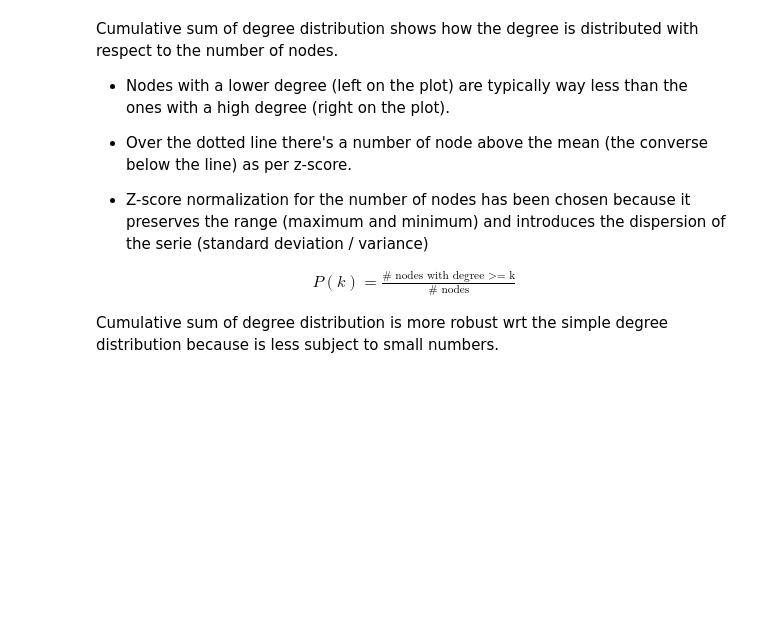
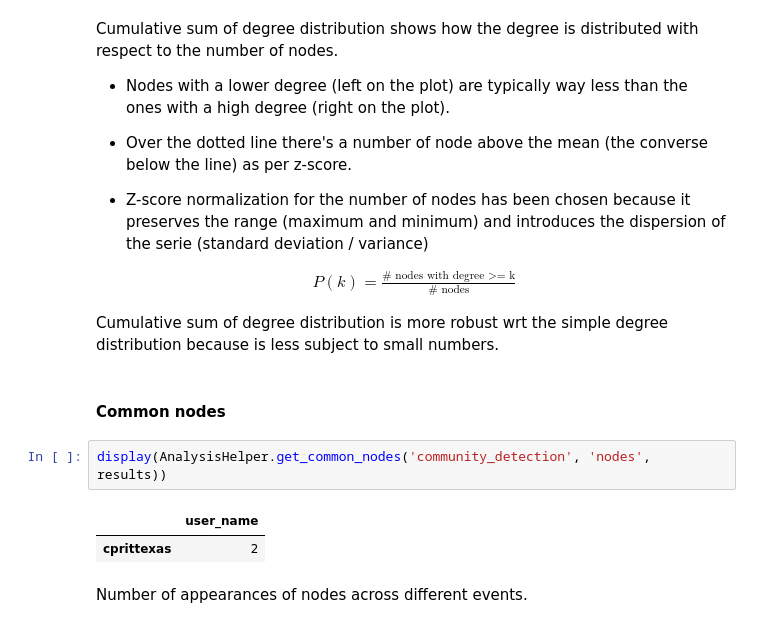
Before and after one commit to flaprimo/twitter-network-analysis, a Jupyter notebook: analysis.ipynb, the cells around one changed output. Drawn from its saved outputs; the diff is of its cells as text; blank space fills up the shorter version.

Commit message:
updated jupyter notebook now supports counts of common users

```diff
--- a/analysis.ipynb
+++ b/analysis.ipynb
@@ -270,3 +270,12 @@ P(k) = \frac{\text{# nodes with degree >= k}}{\text{# nodes}}
 \end{align}
 
 Cumulative sum of degree distribution is more robust wrt the simple degree distribution because is less subject to small numbers.
+# %% [markdown]
+#### Common nodes
+# %%
+display(AnalysisHelper.get_common_nodes('community_detection', 'nodes', results))
+# %% [output]
+|  | user_name |
+| cprittexas | 2 |
+# %% [markdown]
+Number of appearances of nodes across different events.
```
Also changed, not shown: parts of 3 cells of this notebook, 1 other file.
